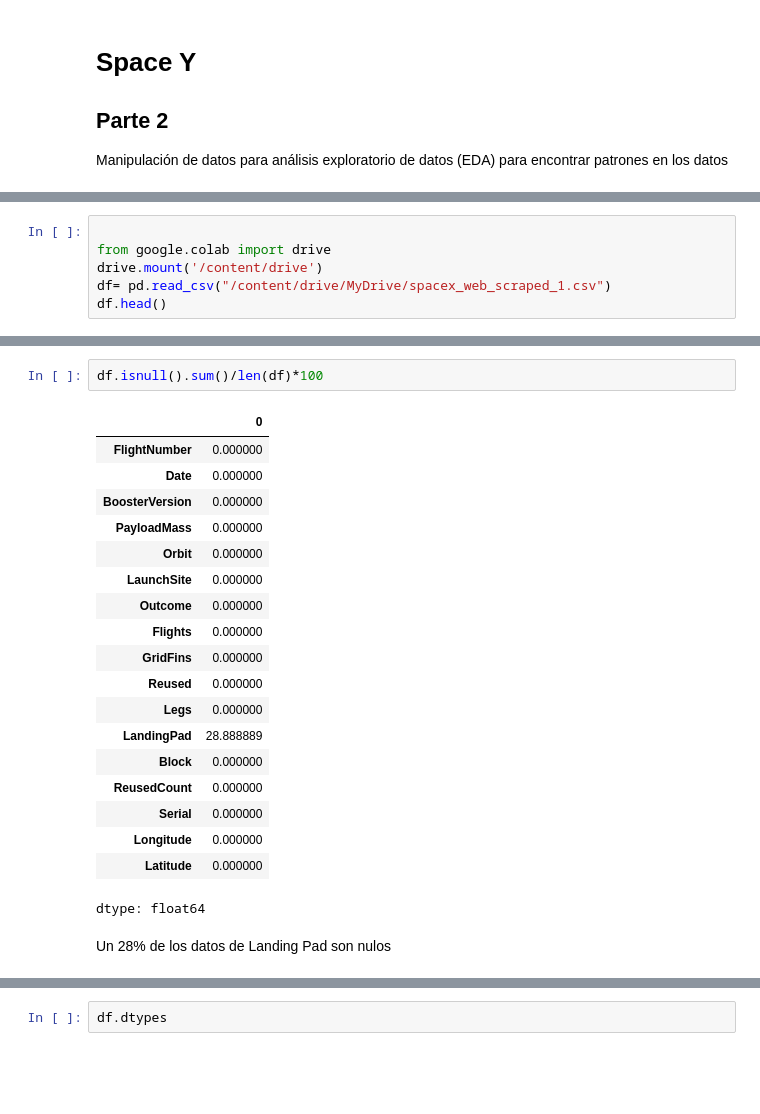
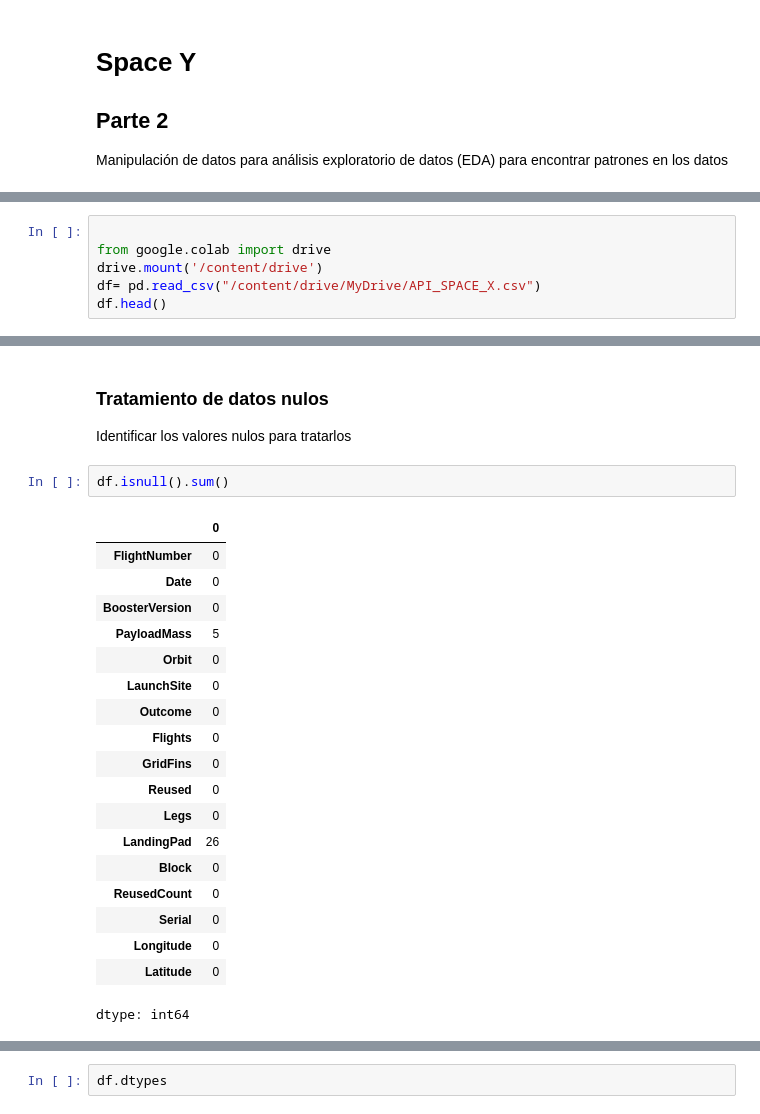
Before and after one commit to ArlethSosa/Space-Y, a Jupyter notebook: SPACE_Y_Parte_2.ipynb, the cells around one changed output, grey strips where cells are left out. Cells and saved outputs as stored; diff of their text form; blank space fills up the shorter version.

```diff
--- a/SPACE_Y_Parte_2.ipynb
+++ b/SPACE_Y_Parte_2.ipynb
@@ -24,7 +24,7 @@ Requirement already satisfied: numpy in /usr/local/lib/python3.12/dist-packages
 
 from google.colab import drive
 drive.mount('/content/drive')
-df= pd.read_csv("/content/drive/MyDrive/spacex_web_scraped_1.csv")
+df= pd.read_csv("/content/drive/MyDrive/API_SPACE_X.csv")
 df.head()
 # %% [output]
 Mounted at /content/drive
@@ -37,24 +37,25 @@ Mounted at /content/drive
+# %% [markdown]
+### **Tratamiento de datos nulos**
+Identificar los valores nulos para tratarlos
 # %%
-df.isnull().sum()/len(df)*100
+df.isnull().sum()
 # %% [output]
 |  | 0 |
-| FlightNumber | 0.000000 |
-| Date | 0.000000 |
-| BoosterVersion | 0.000000 |
-| PayloadMass | 0.000000 |
-| Orbit | 0.000000 |
-| LaunchSite | 0.000000 |
-| Outcome | 0.000000 |
-| Flights | 0.000000 |
-| GridFins | 0.000000 |
-| Reused | 0.000000 |
-| Legs | 0.000000 |
-| LandingPad | 28.888889 |
-| Block | 0.000000 |
-| ReusedCount | 0.000000 |
-| Serial | 0.000000 |
-| Longitude | 0.000000 |
-| Latitude | 0.000000 |
+| FlightNumber | 0 |
+| Date | 0 |
+| BoosterVersion | 0 |
+| PayloadMass | 5 |
+| Orbit | 0 |
+| LaunchSite | 0 |
+| Outcome | 0 |
+| Flights | 0 |
+| GridFins | 0 |
+| Reused | 0 |
+| Legs | 0 |
+| LandingPad | 26 |
+| Block | 0 |
+| ReusedCount | 0 |
+| Serial | 0 |
+| Longitude | 0 |
+| Latitude | 0 |
-dtype: float64
+dtype: int64
-# %% [markdown]
- Un 28% de los datos de Landing Pad son nulos
```
Also changed, not shown: parts of 17 cells of this notebook.
